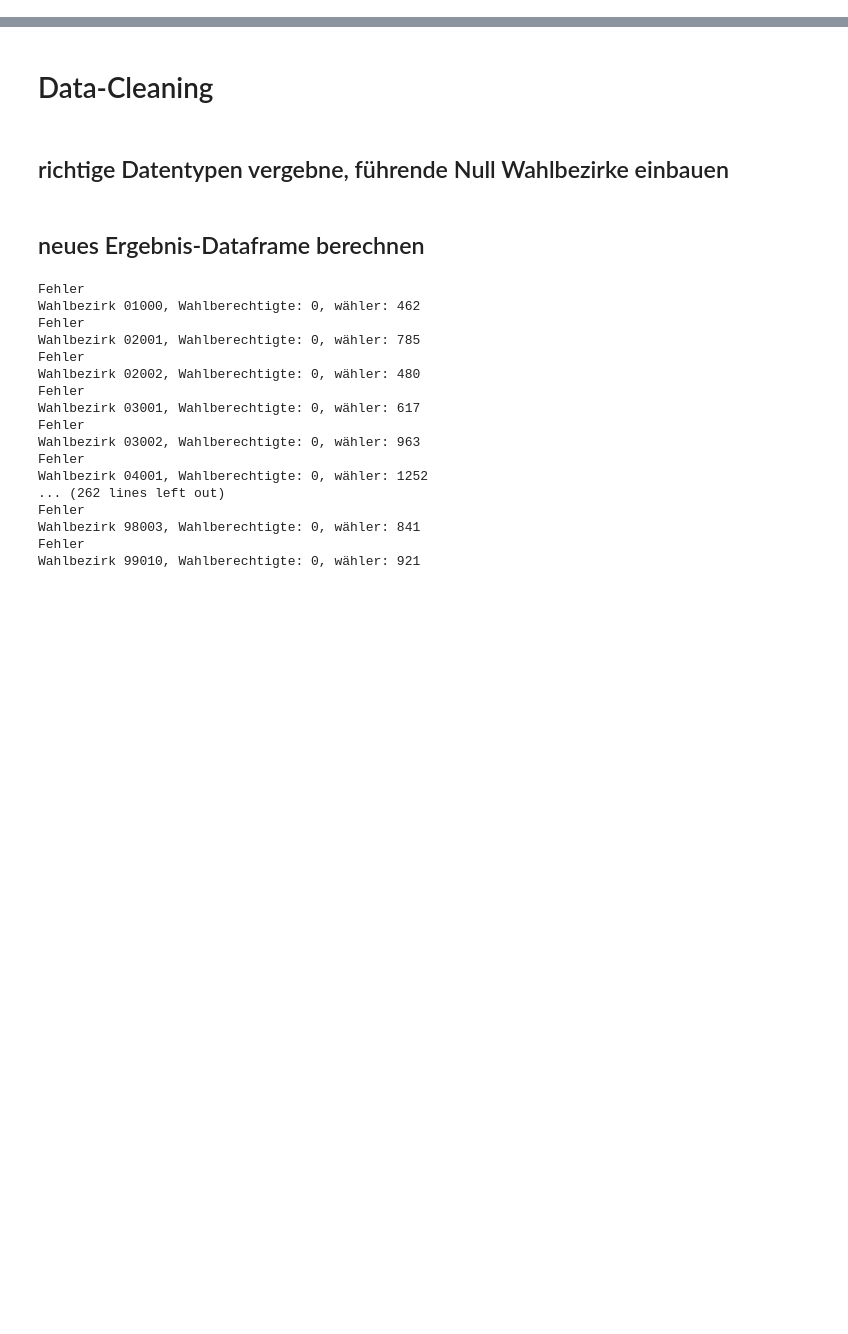
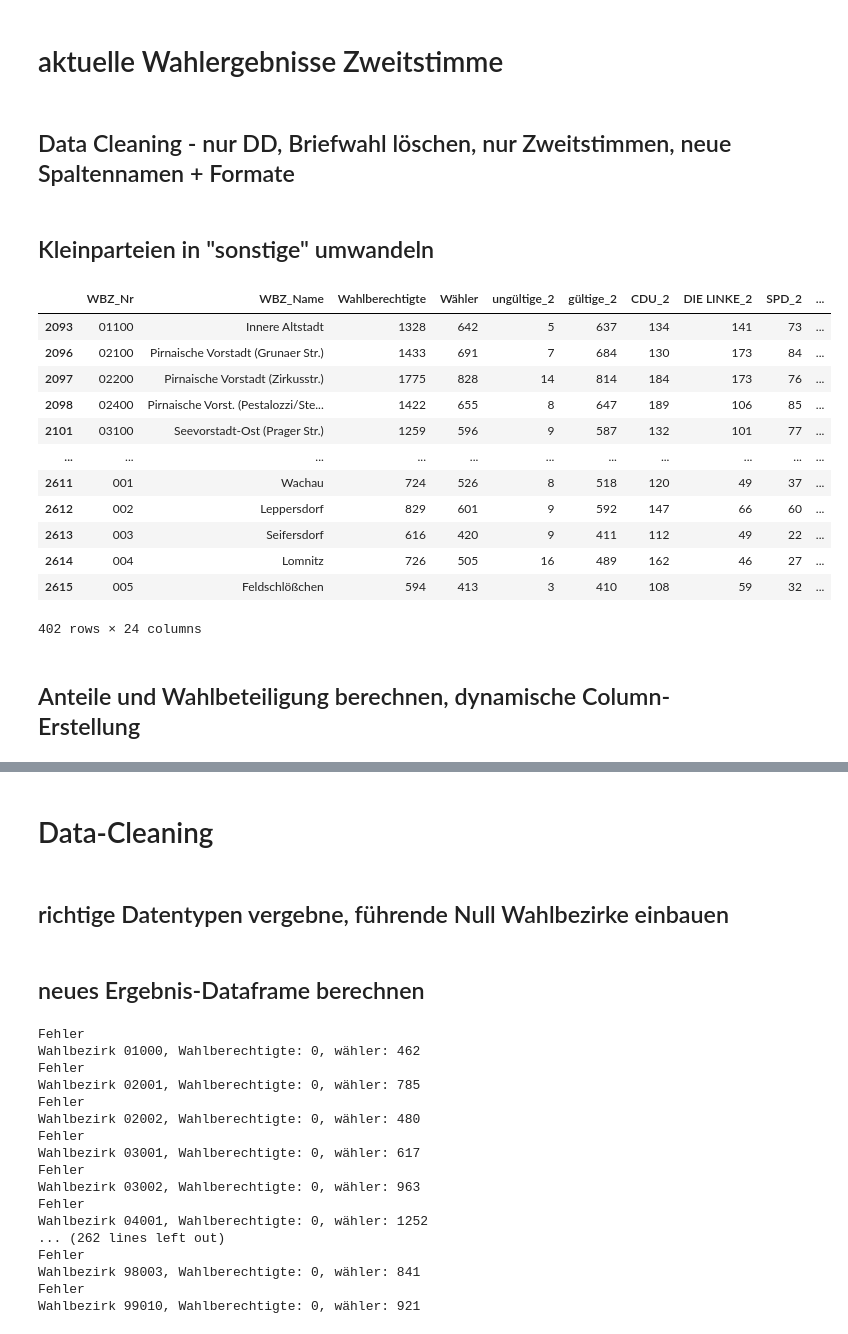
Before and after one commit to feliximpark/btw, a Jupyter notebook: Auslesen Walhbezirke DD.ipynb, the cells around one changed output, grey strips where cells are left out. Saved outputs shown, nothing was run; the diff lists cells and outputs as text; code cells hidden in the pictures; blank space fills up the shorter version.

```diff
--- a/Auslesen Walhbezirke DD.ipynb
+++ b/Auslesen Walhbezirke DD.ipynb
@@ -33,0 +32,53 @@ df
+# %% [markdown]
+# aktuelle Wahlergebnisse Zweitstimme
+# %% [markdown]
+## Data Cleaning - nur DD, Briefwahl löschen, nur Zweitstimmen, neue Spaltennamen + Formate
+# %%
+def cleaning_wahlbezirke(df, wahlkreise = [159,160]):
+    # nur Wahllokale Dresden
+    df = df[df["WK-Nr"].isin(wahlkreise)]
+    # Briefwahllokale löschen
+    df = df[df["WBZ-Art"]!="BW"]
+    # nur Spalten für Zweitstimme und einige Columns filtern
+    # (alles mit suffix _2 sowie WBZ-Nr, WBZ-Name, W)
+    liste_columns = ["WBZ-Nr", "WBZ-Name", "Wahlberechtigte", "Wähler"]
+    df = df.loc[:, (df.columns.str.endswith("_2")| df.columns.isin(liste_columns))]
+    # richtige Formate vergeben
+    df["Wahlberechtigte"] = df["Wahlberechtigte"].astype(int)
+    #richtig Spaltennamen vergeben
+    df.rename(columns={"WBZ-Nr":"WBZ_Nr", "WBZ-Name":"WBZ_Name"}, inplace=True)
+
+    return df
+
+df_dd = cleaning_wahlbezirke(df_2021)
+# %% [markdown]
+## Kleinparteien in "sonstige" umwandeln
+# %%
+major_parties = ["CDU_2", "DIE LINKE_2", "SPD_2", "AfD_2", "GRÜNE_2", "FDP_2"]
+list_columns = df_dd.loc[:, df_dd.columns.str.endswith("_2")].columns
+list_votes = [x for x in list_columns if x not in ["ungültige_2", "gültige_2"]]
+minor_parties = [x for x in list_votes if x not in major_parties]
+def create_sonstige(df):
+    df['sonstige_2'] = df.loc[:, df.columns.isin(minor_parties)].sum(axis=1)
+
+    return df
+
+df_dd = create_sonstige(df_dd)
+# %%
+df_dd
+# %% [output]
+|  | WBZ_Nr | WBZ_Name | Wahlberechtigte | Wähler | ungültige_2 | gültige_2 | CDU_2 | DIE LINKE_2 | SPD_2 | ... |
+| 2093 | 01100 | Innere Altstadt | 1328 | 642 | 5 | 637 | 134 | 141 | 73 | ... |
+| 2096 | 02100 | Pirnaische Vorstadt (Grunaer Str.) | 1433 | 691 | 7 | 684 | 130 | 173 | 84 | ... |
+| 2097 | 02200 | Pirnaische Vorstadt (Zirkusstr.) | 1775 | 828 | 14 | 814 | 184 | 173 | 76 | ... |
+| 2098 | 02400 | Pirnaische Vorst. (Pestalozzi/Ste... | 1422 | 655 | 8 | 647 | 189 | 106 | 85 | ... |
+| 2101 | 03100 | Seevorstadt-Ost (Prager Str.) | 1259 | 596 | 9 | 587 | 132 | 101 | 77 | ... |
+| ... | ... | ... | ... | ... | ... | ... | ... | ... | ... | ... |
+| 2611 | 001 | Wachau | 724 | 526 | 8 | 518 | 120 | 49 | 37 | ... |
+| 2612 | 002 | Leppersdorf | 829 | 601 | 9 | 592 | 147 | 66 | 60 | ... |
+| 2613 | 003 | Seifersdorf | 616 | 420 | 9 | 411 | 112 | 49 | 22 | ... |
+| 2614 | 004 | Lomnitz | 726 | 505 | 16 | 489 | 162 | 46 | 27 | ... |
+| 2615 | 005 | Feldschlößchen | 594 | 413 | 3 | 410 | 108 | 59 | 32 | ... |
+402 rows × 24 columns
+# %% [markdown]
+## Anteile und Wahlbeteiligung berechnen, dynamische Column-Erstellung
```
Also changed, not shown: parts of 12 cells of this notebook, 43 other files.
